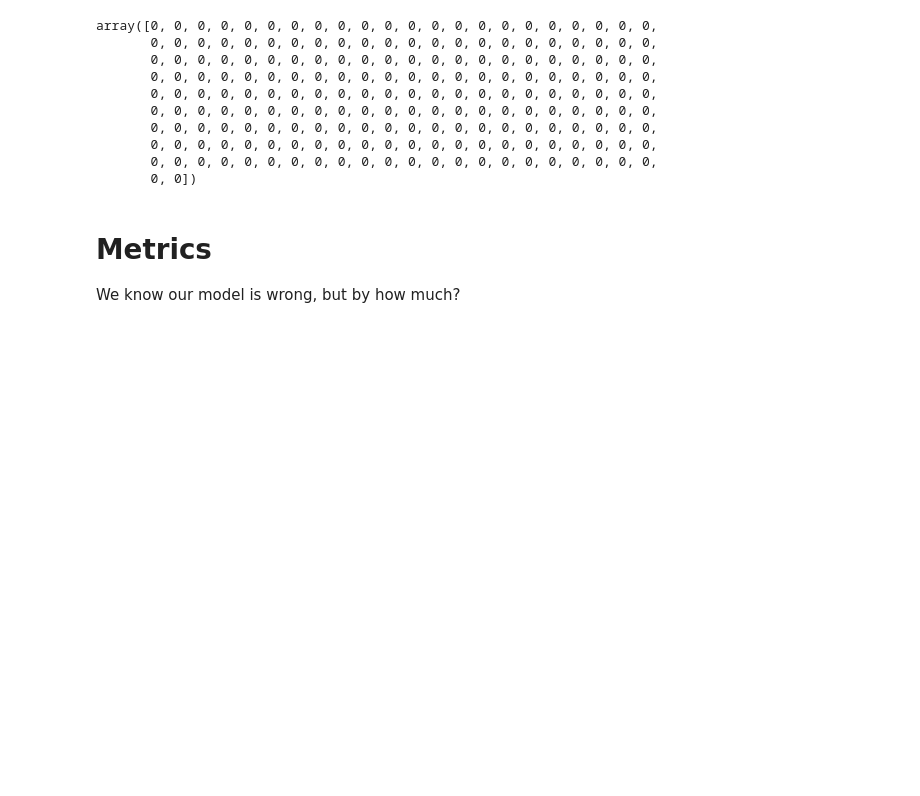
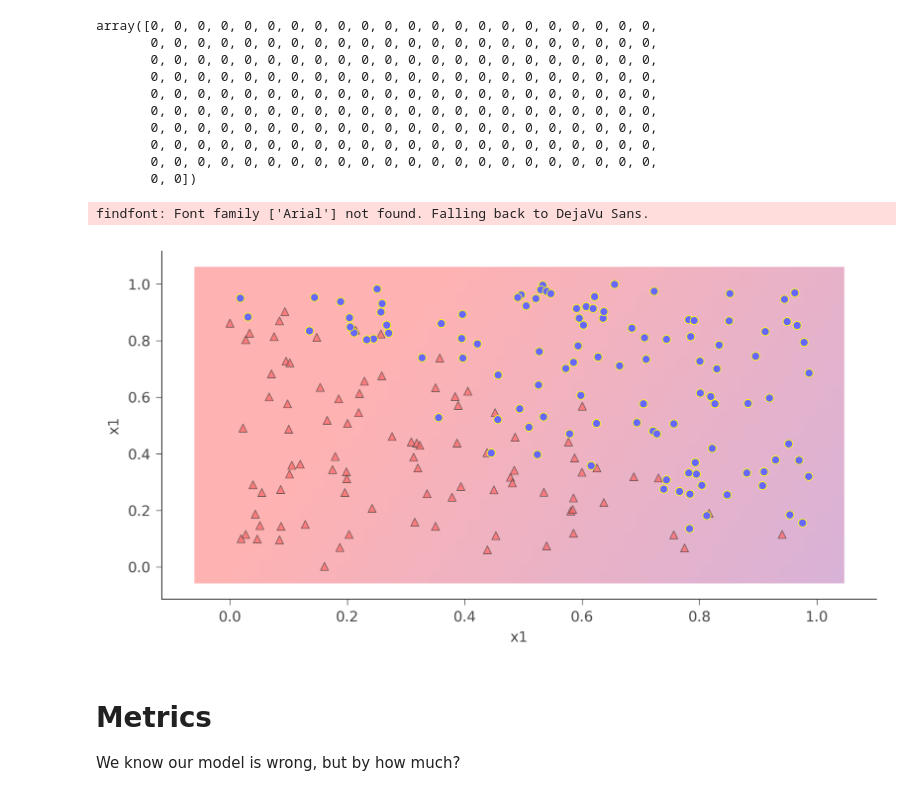
Before and after one commit to embarced/notebooks, a Jupyter notebook: deep/intro-classification-2022.ipynb, the cells around one changed output. Cells and saved outputs as stored; diff of their text form; code cells hidden in the pictures; blank space fills up the shorter version.

```diff
--- a/deep/intro-classification-2022.ipynb
+++ b/deep/intro-classification-2022.ipynb
@@ -533,6 +529,11 @@ array([0, 0, 0, 0, 0, 0, 0, 0, 0, 0, 0, 0, 0, 0, 0, 0, 0, 0, 0, 0, 0, 0,
        0, 0, 0, 0, 0, 0, 0, 0, 0, 0, 0, 0, 0, 0, 0, 0, 0, 0, 0, 0, 0, 0,
        0, 0, 0, 0, 0, 0, 0, 0, 0, 0, 0, 0, 0, 0, 0, 0, 0, 0, 0, 0, 0, 0,
        0, 0])
+# %%
+plot_decision_boundaries(model, X, y_true)
+# %% [output]
+findfont: Font family ['Arial'] not found. Falling back to DejaVu Sans.
+[figure, added]
 # %% [markdown]
 # Metrics
 
```
Also changed, not shown: parts of 55 cells of this notebook.
